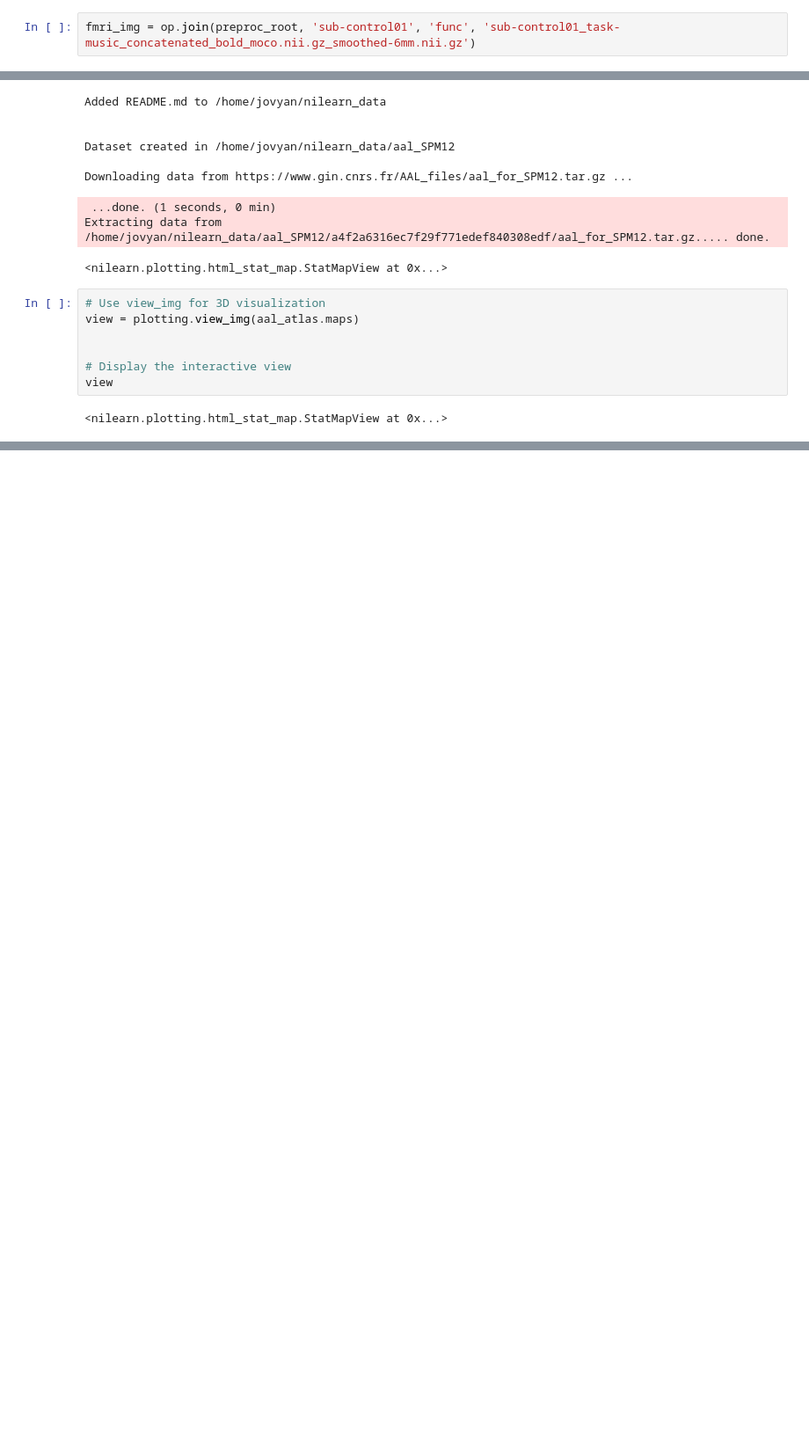
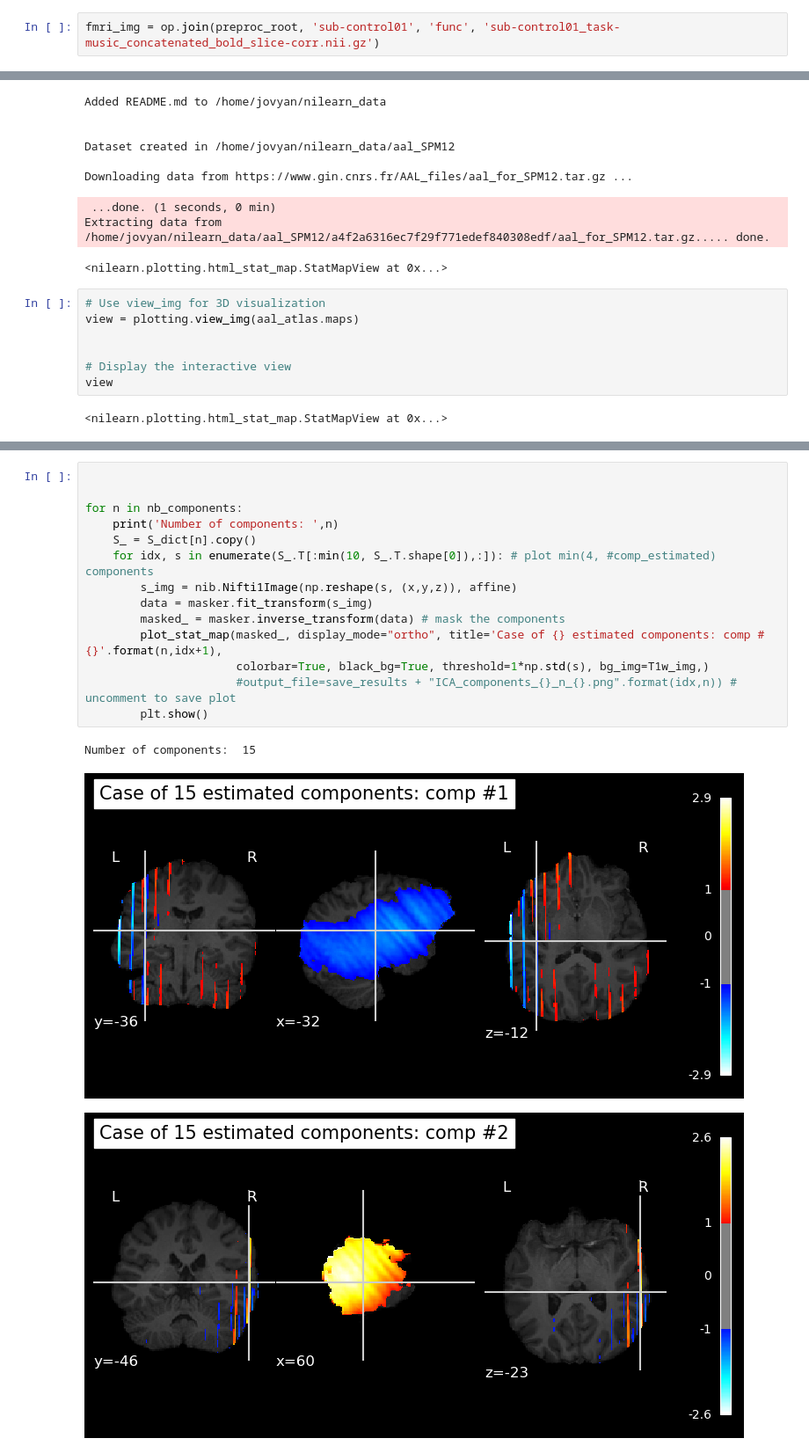
Before and after one commit to raph1258/NSSP, a Jupyter notebook: Project_MP1.ipynb, the cells around one changed output, grey strips where cells are left out. Shown at 88% size. Saved outputs shown, nothing was run; the diff lists cells and outputs as text; blank space fills up the shorter version.

```diff
--- a/Project_MP1.ipynb
+++ b/Project_MP1.ipynb
@@ -352,7 +360,7 @@ plt.show()
 # %% [output]
 [figure]
 # %%
-fmri_img = op.join(preproc_root, 'sub-control01', 'func', 'sub-control01_task-music_concatenated_bold_moco.nii.gz_smoothed-6mm.nii.gz')
+fmri_img = op.join(preproc_root, 'sub-control01', 'func', 'sub-control01_task-music_concatenated_bold_slice-corr.nii.gz')
 # %%
 from nilearn.glm.first_level import make_first_level_design_matrix, FirstLevelModel
 
@@ -489,0 +627,18 @@ plt.show()
+# %%
+
+
+for n in nb_components:
+    print('Number of components: ',n)
+    S_ = S_dict[n].copy()
+    for idx, s in enumerate(S_.T[:min(10, S_.T.shape[0]),:]): # plot min(4, #comp_estimated) components
+        s_img = nib.Nifti1Image(np.reshape(s, (x,y,z)), affine)
+        data = masker.fit_transform(s_img)
+        masked_ = masker.inverse_transform(data) # mask the components
+        plot_stat_map(masked_, display_mode="ortho", title='Case of {} estimated components: comp #{}'.format(n,idx+1),
+                      colorbar=True, black_bg=True, threshold=1*np.std(s), bg_img=T1w_img,)
+                      #output_file=save_results + "ICA_components_{}_n_{}.png".format(idx,n)) # uncomment to save plot
+        plt.show()
+# %% [output]
+Number of components:  15
+[figure, added]
+[figure, added]
```
Also changed, not shown: parts of 12 cells of this notebook.
